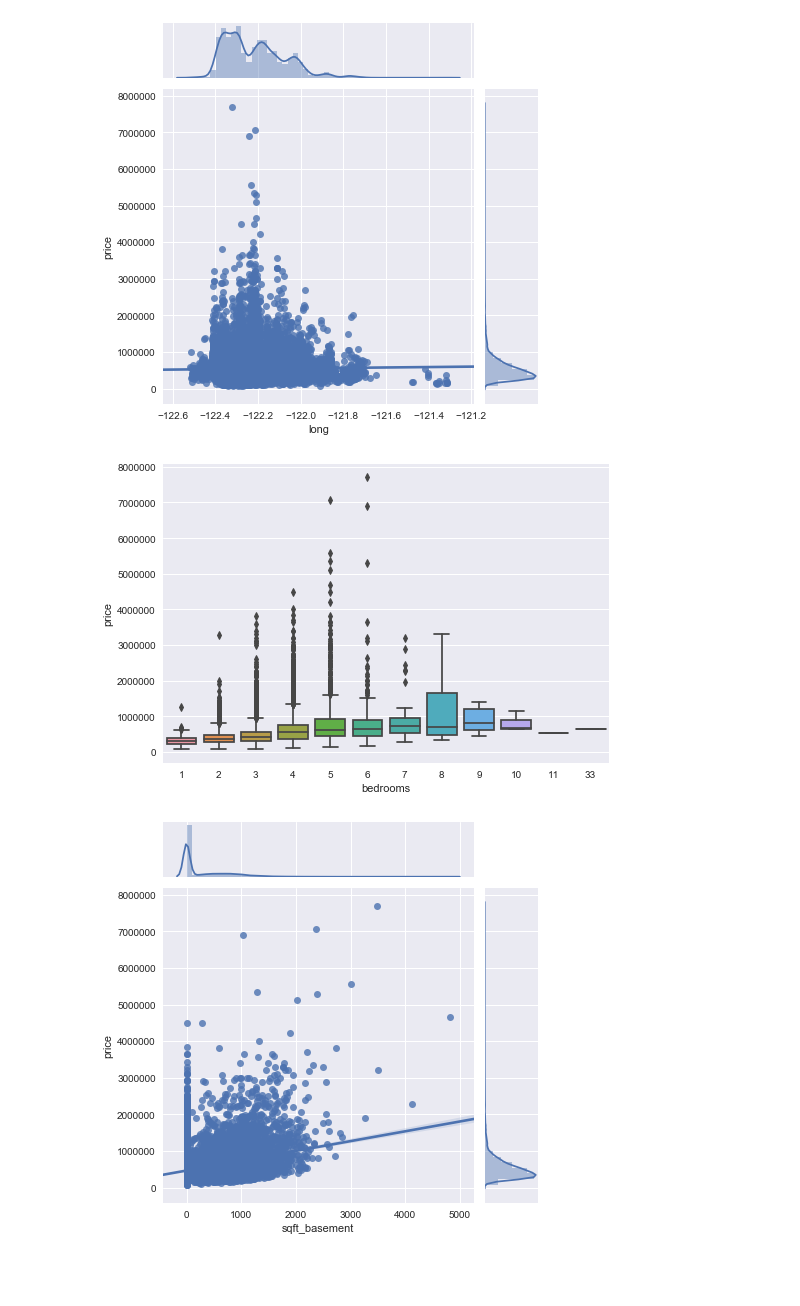
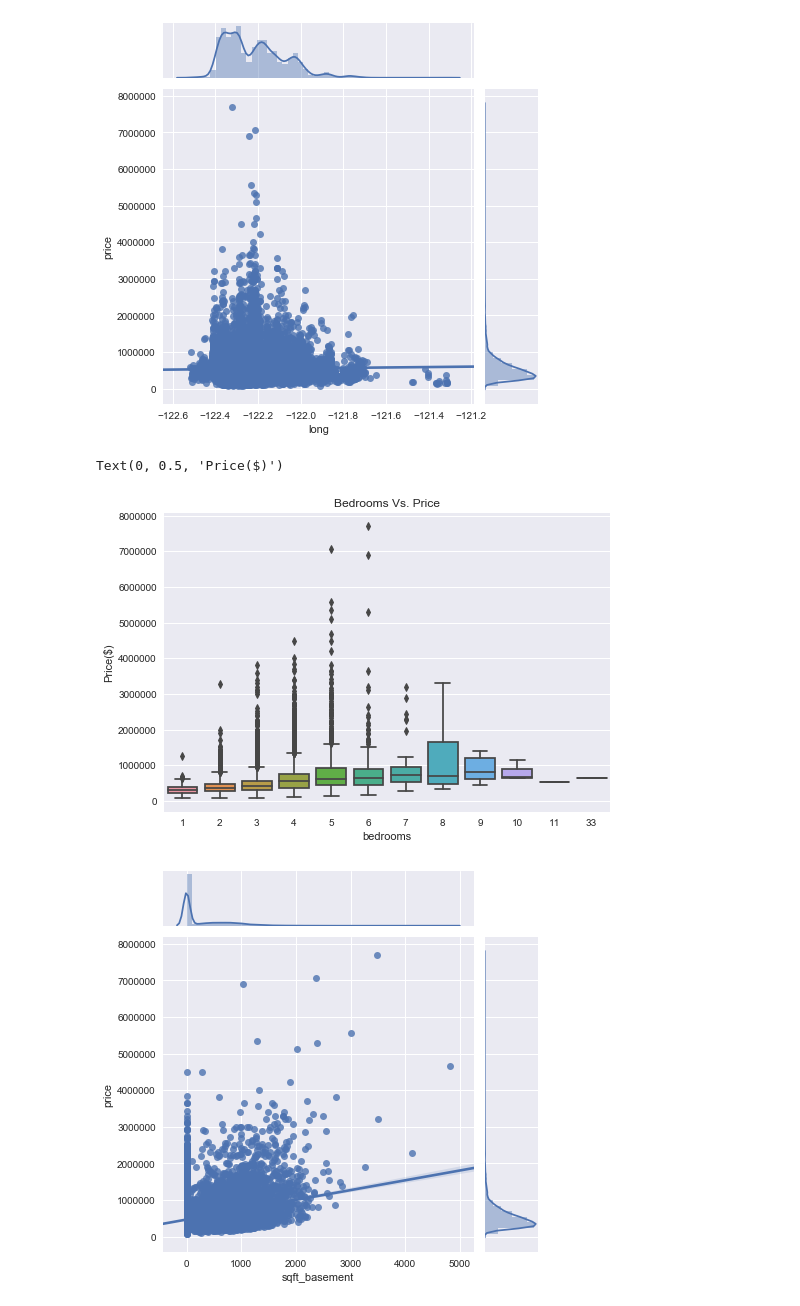
Before and after one commit to newhousem/Linear-Regression-Project, a Jupyter notebook: Data Cleaning and EDA.ipynb, the cells around one changed output. Drawn from its saved outputs; the diff is of its cells as text; code cells hidden in the pictures; blank space fills up the shorter version.

```diff
--- a/Data Cleaning and EDA.ipynb
+++ b/Data Cleaning and EDA.ipynb
@@ -349,9 +366,12 @@ sns.jointplot('long','price', data=df, kind='reg');
 [figure]
 # %%
 sns.boxplot(x = 'bedrooms', y = 'price', data=df);
+plt.title('Bedrooms Vs. Price')
+plt.ylabel('Price($)')
 #Bedrooms may have a linear relationship
 # %% [output]
+Text(0, 0.5, 'Price($)')
-[figure, old version]
+[figure, new version]
 # %%
 sns.jointplot('sqft_basement','price', data=df, kind='reg');
 #There may be a slight linear relationship with sqft_basement, but the data is skewed to the right from all the unknown, or 0, values
```
Also changed, not shown: parts of 11 cells of this notebook, 16 other files.
